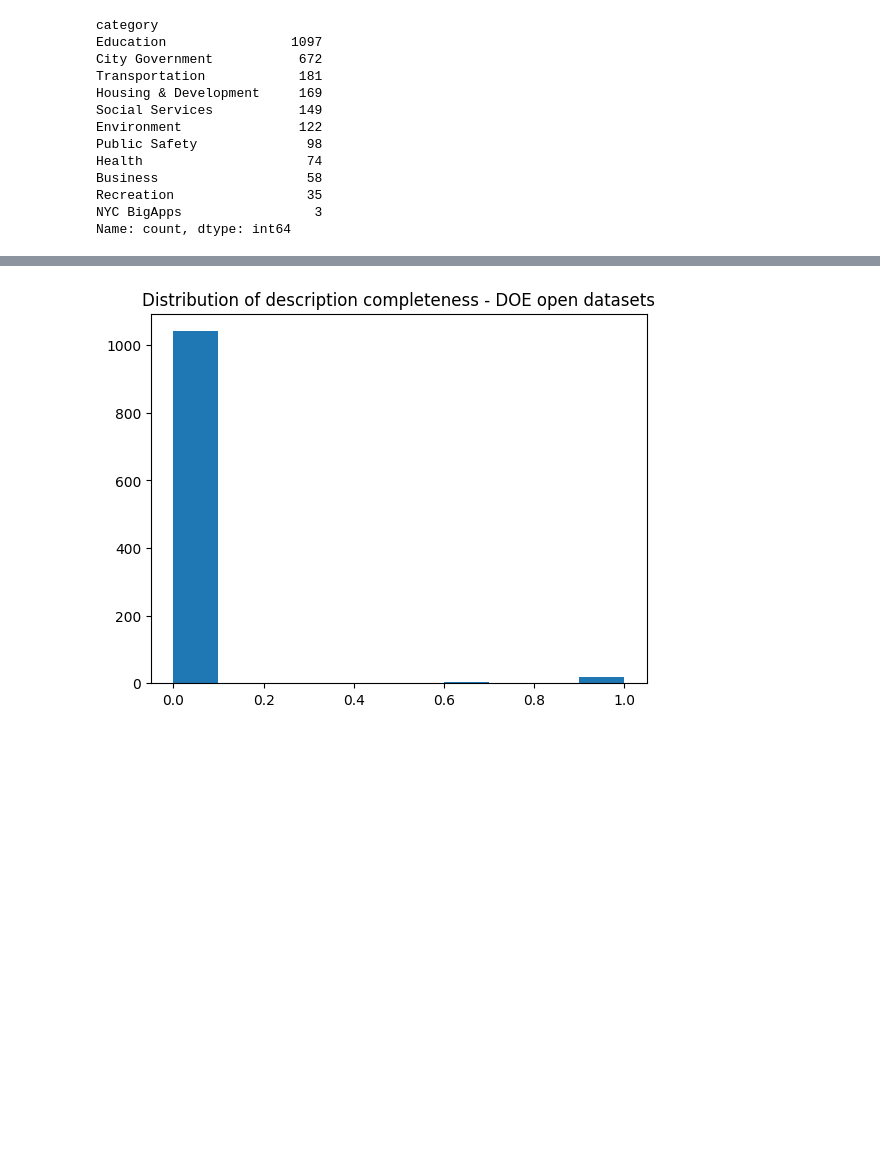
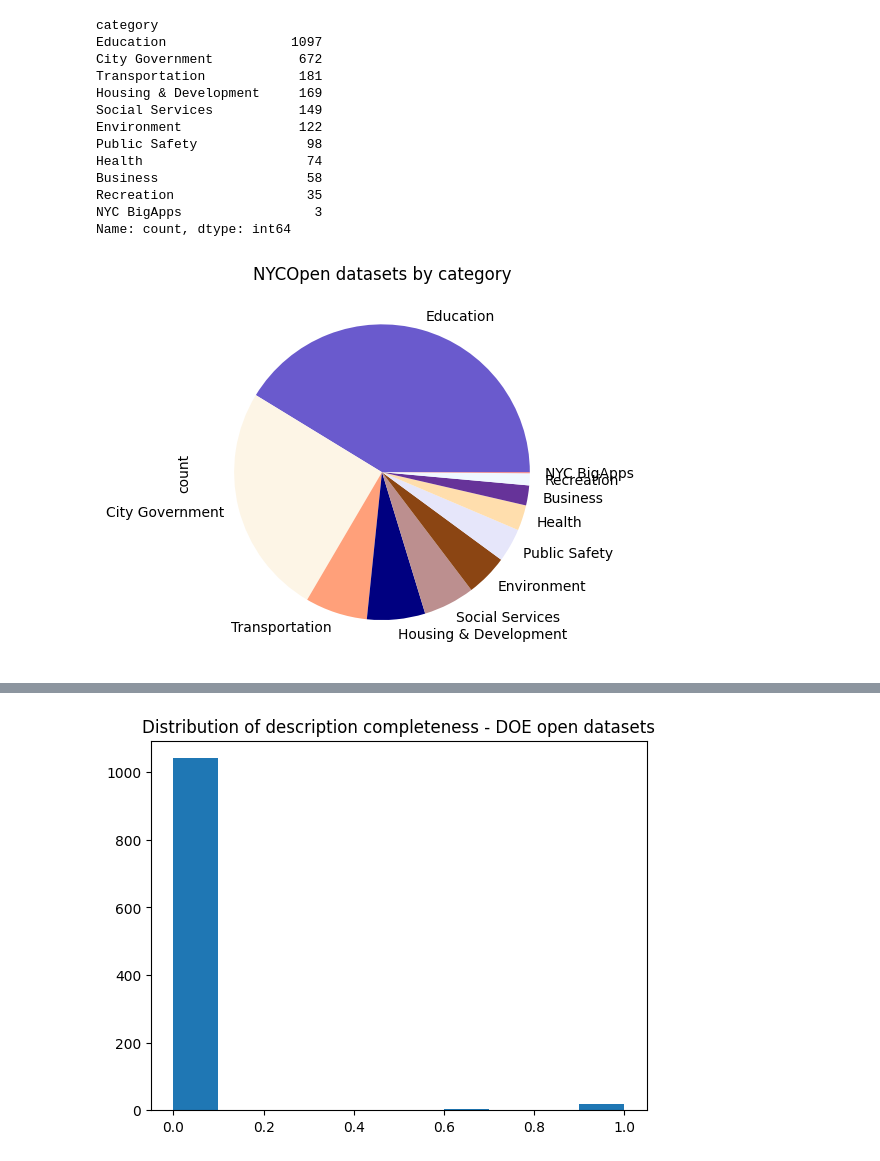
Before and after one commit to lmckone/nycopen-metadata, a Jupyter notebook: analysis.ipynb, the cells around one changed output, grey strips where cells are left out. Cells and saved outputs as stored; diff of their text form; code cells hidden in the pictures; blank space fills up the shorter version.

Commit message:
adding images

```diff
--- a/analysis.ipynb
+++ b/analysis.ipynb
@@ -30,6 +30,25 @@ Business                   58
 Recreation                 35
 NYC BigApps                 3
 Name: count, dtype: int64
+# %%
+pie = df['category'].value_counts().plot(kind='pie', y='number of datasets', colors = ['slateblue',
+                                                                                 'oldlace',
+                                                                                 'lightsalmon',
+                                                                                'navy',
+                                                                                'rosybrown',
+                                                                                'saddlebrown',
+                                                                                 'lavender',
+                                                                                 'navajowhite',
+                                                                                 'rebeccapurple',
+                                                                                 'aliceblue',
+                                                                                 'lightcoral'
+                                                                                ],
+                                        title = "NYCOpen datasets by category")
+
+fig = pie.get_figure()
+fig.savefig("output/category_pie.pdf")
+# %% [output]
+[figure, added]
 # %%
 # create a table with summary statistics by agency
 agency_stats = df.groupby(['agency', 'category'], as_index=False).agg(
```
Also changed, not shown: parts of 6 cells of this notebook, 6 other files.
